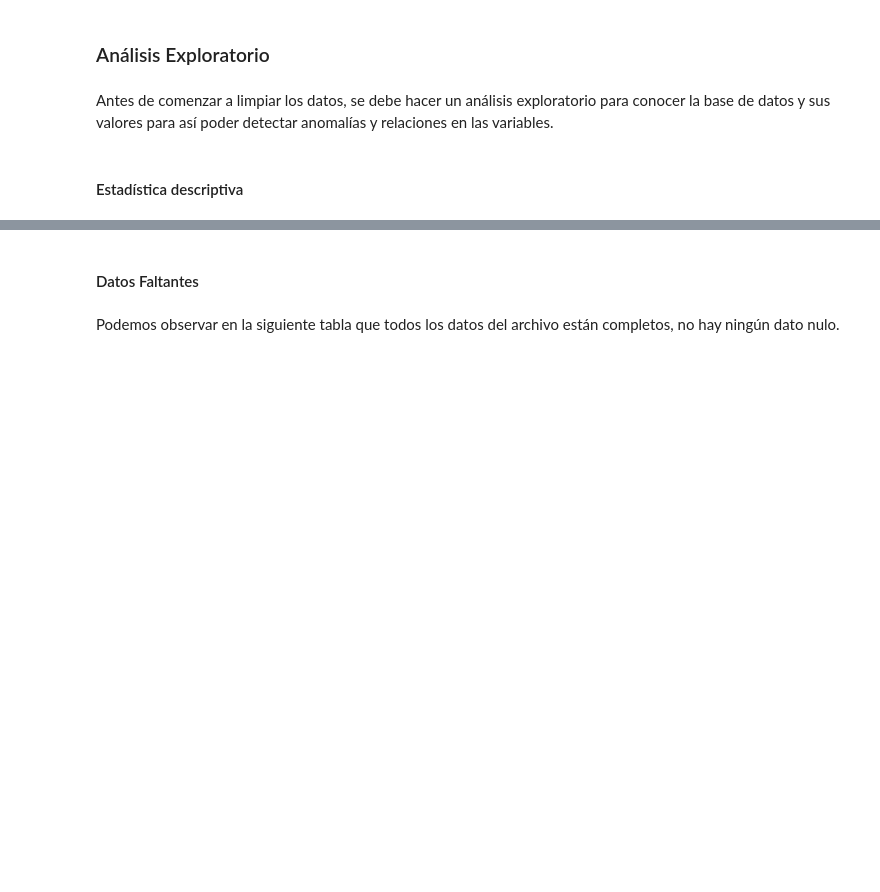
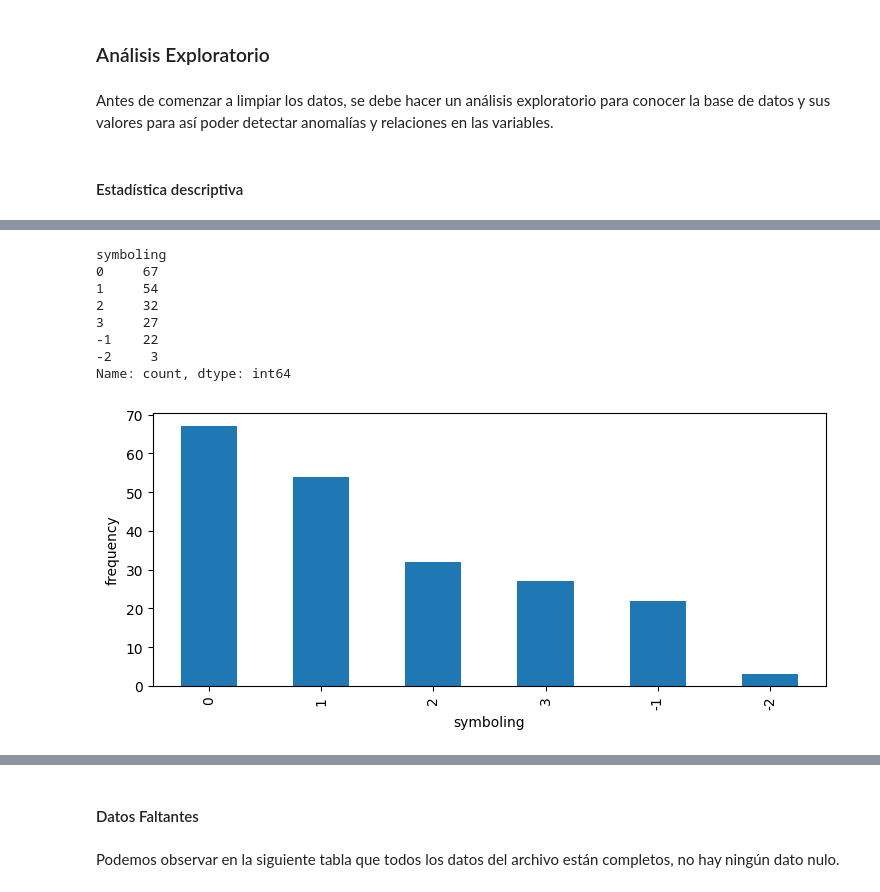
Before and after one commit to fedemedina72/PortafolioTC3006C, a Jupyter notebook: Modulo1/LimpiezaDatos.ipynb, the cells around one changed output, grey strips where cells are left out. Saved outputs shown, nothing was run; the diff lists cells and outputs as text; code cells hidden in the pictures; blank space fills up the shorter version.

```diff
--- a/Modulo1/LimpiezaDatos.ipynb
+++ b/Modulo1/LimpiezaDatos.ipynb
@@ -51,0 +56,19 @@ df.describe(include='object')
+# %%
+display(df['symboling'].value_counts())
+
+plt.rcParams["figure.figsize"] = [7.50, 3.50]
+plt.rcParams["figure.autolayout"] = True
+fig, ax = plt.subplots()
+
+df['symboling'].value_counts().plot(ax=ax, kind='bar', xlabel='symboling', ylabel='frequency')
+plt.show()
+# %% [output]
+symboling
+0     67
+1     54
+2     32
+3     27
+-1    22
+-2     3
+Name: count, dtype: int64
+[figure, added]
```
Also changed, not shown: parts of 13 cells of this notebook.
